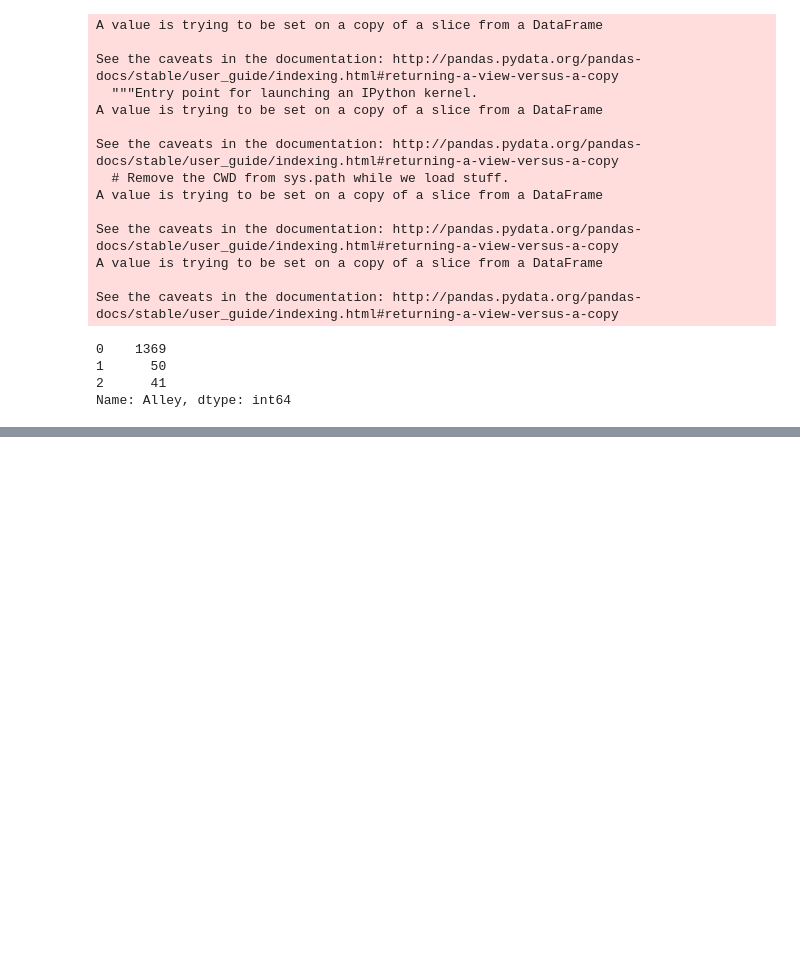
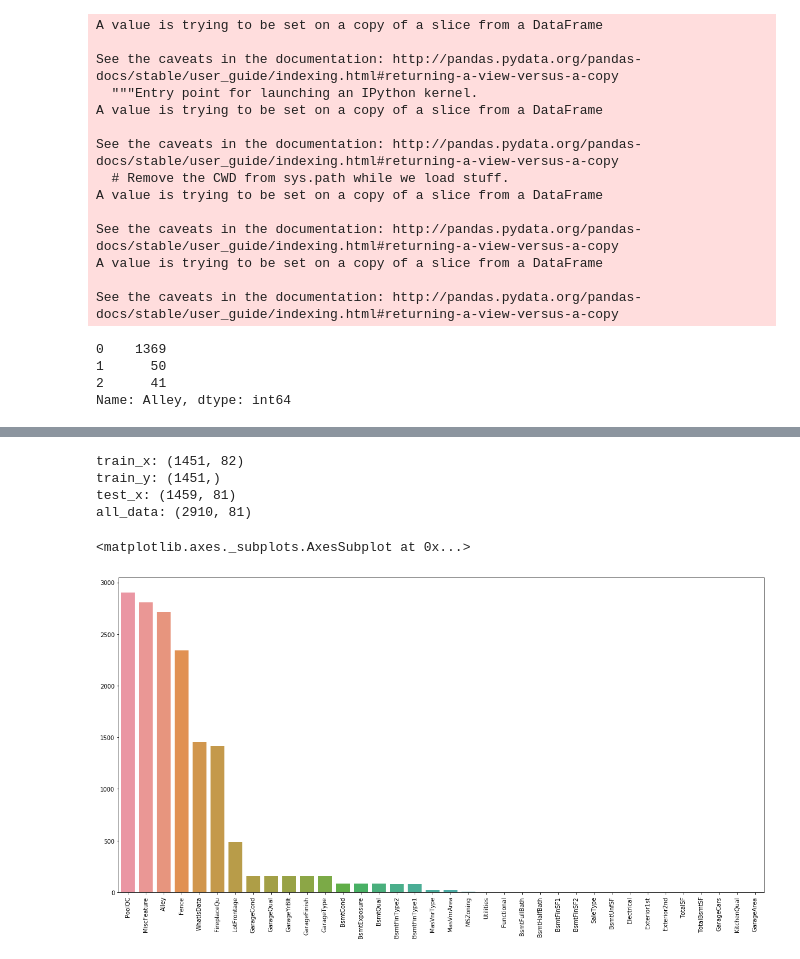
Before and after one commit to Tom-Lennox/Kaggle, a Jupyter notebook: housing.ipynb, the cells around one changed output, grey strips where cells are left out. Drawn from its saved outputs; the diff is of its cells as text; code cells hidden in the pictures; blank space fills up the shorter version.

```diff
--- a/housing.ipynb
+++ b/housing.ipynb
@@ -560,12 +488,0 @@ train.head(3)
-# %%
-# 新しい変数の追加。
-# 家族の人数を特徴量として扱う。
-
-# 何人家族か
-train["FamilySize"] = train["SibSp"] + train["Parch"] + 1
-for train in combine1:
-    # 一人フラグ
-    train['IsAlone'] = 0
-    train.loc[train['FamilySize'] == 1, 'IsAlone'] = 1
-
-train.head(10)
@@ -1146,0 +591,35 @@ my_solution.to_csv("my_tree_one.csv", index_label = ["PassengerId"])
+# %%
+#学習データを目的変数とそれ以外に分ける
+train_x = train.drop("SalePrice",axis=1)
+train_y = train["SalePrice"]
+
+#学習データとテストデータを統合
+all_data = pd.concat([train_x,test_x],axis=0,sort=True)
+
+#IDのカラムは不必要なので別の変数に格納
+train_ID = train['Id']
+test_ID = test_x['Id']
+
+all_data.drop("Id", axis = 1, inplace = True)
+
+#それぞれのデータのサイズを確認
+print("train_x: "+str(train_x.shape))
+print("train_y: "+str(train_y.shape))
+print("test_x: "+str(test_x.shape))
+print("all_data: "+str(all_data.shape))
+
+#データの欠損値を確認する
+all_data_na = all_data.isnull().sum()[all_data.isnull().sum()>0].sort_values(ascending=False)
+all_data_na
+
+#欠損値の数をグラフ化
+plt.figure(figsize=(20,10))
+plt.xticks(rotation='90')
+sns.barplot(x=all_data_na.index, y=all_data_na)
+# %% [output]
+train_x: (1451, 82)
+train_y: (1451,)
+test_x: (1459, 81)
+all_data: (2910, 81)
+<matplotlib.axes._subplots.AxesSubplot at 0x...>
+[figure, added]
```
Also changed, not shown: parts of 26 cells of this notebook.
